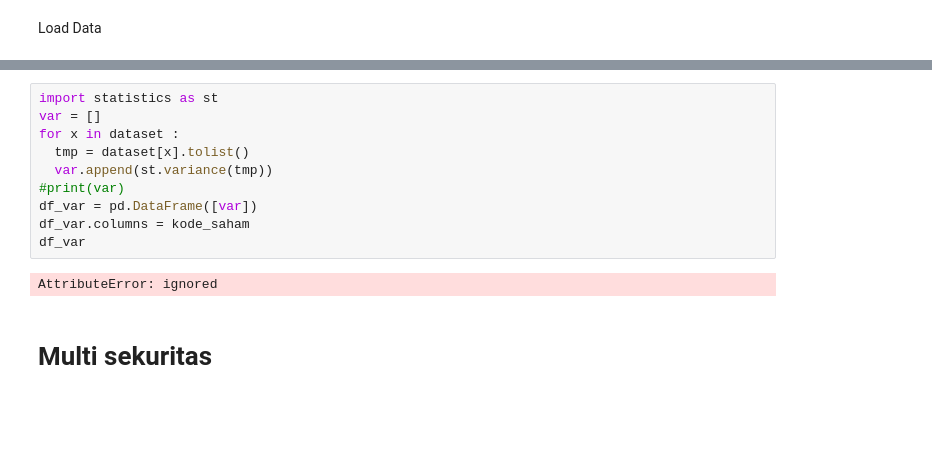
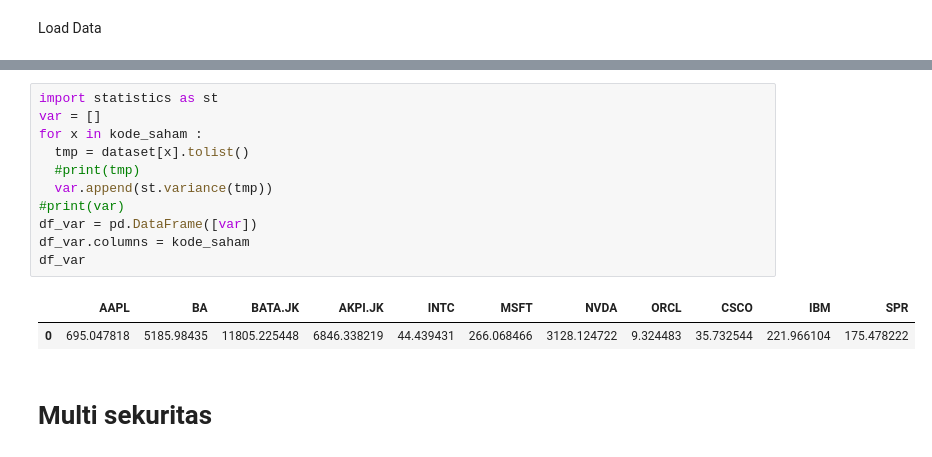
Before and after one commit to relfarizi/Portfolio-Saham, a Jupyter notebook: Portfolio_Saham.ipynb, the cells around one changed output, grey strips where cells are left out. Cells and saved outputs as stored; diff of their text form; blank space fills up the shorter version.

```diff
--- a/Portfolio_Saham.ipynb
+++ b/Portfolio_Saham.ipynb
@@ -68,15 +92,17 @@ for x in dataset:
 # %%
 import statistics as st
 var = []
-for x in dataset :
+for x in kode_saham :
   tmp = dataset[x].tolist()
+  #print(tmp)
   var.append(st.variance(tmp))
 #print(var)
 df_var = pd.DataFrame([var])
 df_var.columns = kode_saham
 df_var
 # %% [output]
-AttributeError: ignored
+|  | AAPL | BA | BATA.JK | AKPI.JK | INTC | MSFT | NVDA | ORCL | CSCO | IBM | SPR |
+| 0 | 695.047818 | 5185.98435 | 11805.225448 | 6846.338219 | 44.439431 | 266.068466 | 3128.124722 | 9.324483 | 35.732544 | 221.966104 | 175.478222 |
 # %% [markdown]
 
 # Multi sekuritas
```
Also changed, not shown: parts of 8 cells of this notebook.
